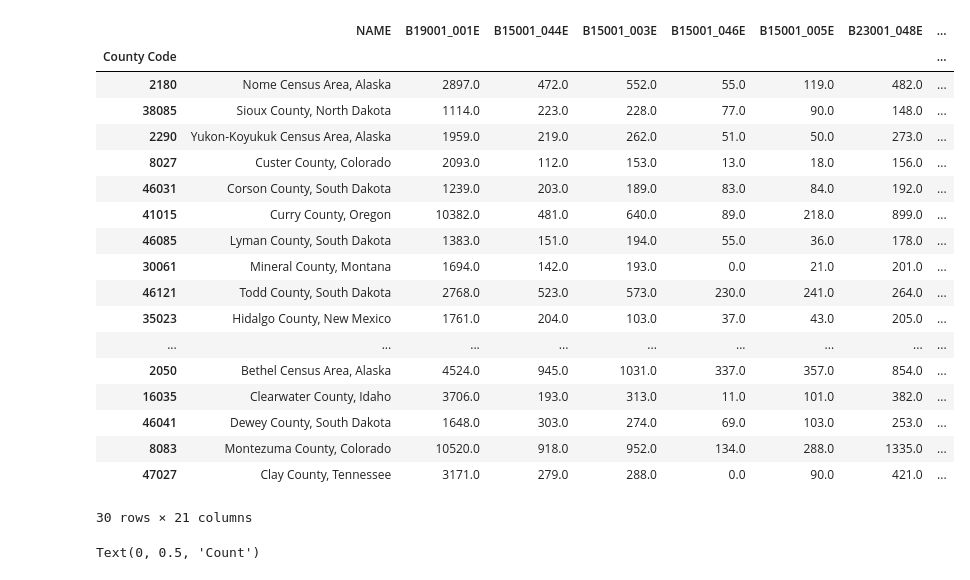
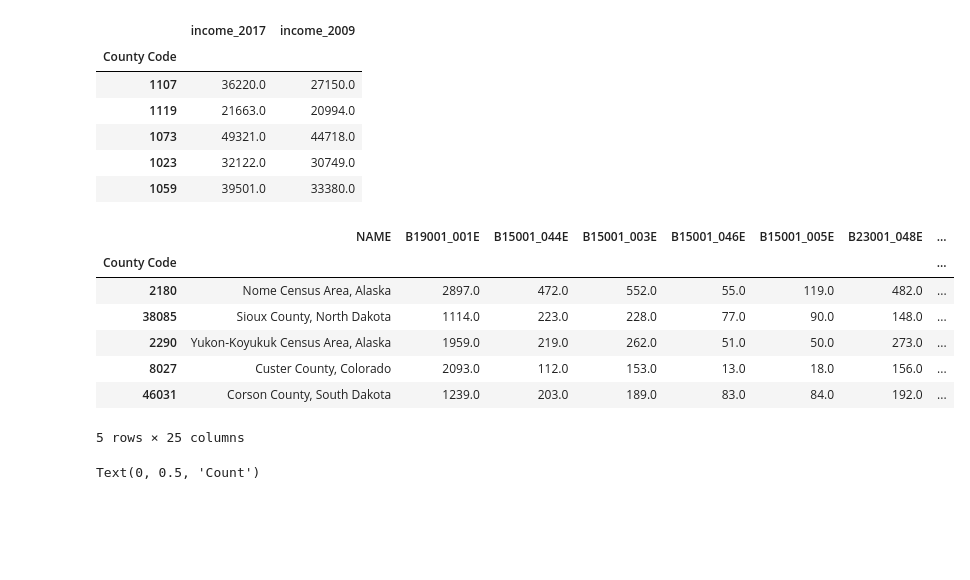
Before and after one commit to salkoffd/HappySauce, a Jupyter notebook: HappySauce.ipynb, the cells around one changed output. Cells and saved outputs as stored; diff of their text form; code cells hidden in the pictures; blank space fills up the shorter version.

Commit message:
added median household income

```diff
--- a/HappySauce.ipynb
+++ b/HappySauce.ipynb
@@ -65,35 +73,66 @@ df_grim['Suicide Rate'] = df_grim['Deaths'] / df_grim['Population'] *100000
+# %%
+# Get median income data for 2017
+# from https://api.census.gov/data/2017/acs/acs5/profile/variables.html
+# 'DP03_0062E' #Estimate!!INCOME AND BENEFITS (IN 2017 INFLATION-ADJUSTED DOLLARS)!!Total households!!Median household income (dollars)
+url_start = 'https://api.census.gov/data/2017/acs/acs5/profile?get='
+url_mid = 'NAME,' + 'DP03_0062E' #median income
+url_end = '&for=county:*&key='
+url = url_start + url_mid + url_end + census_key
+response = requests.get(url)
+# store in dataframe
+df_income_2017 = pd.DataFrame(response.json()[1:], columns=response.json()[0])
+county_code = df_income_2017['state'] + df_income_2017['county']
+county_code = [code.lstrip('0') for code in county_code]
+df_income_2017['County Code'] = county_code
+df_income_2017 = df_income_2017.set_index('County Code')
+# Get median income data for 2009
+# downloaded from https://factfinder.census.gov/faces/nav/jsf/pages/download_center.xhtml
+path_csv = 'acs5_2009_median_income.csv'
+df_income_2009 = pd.read_csv(path_csv, encoding = "ISO-8859-1")
+df_income_2009['County Code'] = df_income_2009['County Code'].astype(str)
+df_income_2009 = df_income_2009.set_index('County Code')
+# Join 2009, 2017 Median Income tables
+df_incomes = df_income_2017.join(df_income_2009, on='County Code', how='inner')
+df_incomes = df_incomes[['DP03_0062E', 'Median household income (dollars)']]
+df_incomes = df_incomes.rename(columns = {'DP03_0062E': 'income_2017', 'Median household income (dollars)': 'income_2009'})
+# convert to float
+df_incomes['income_2017'] = [float(i) for i in df_incomes['income_2017']]
+df_incomes['income_2009'] = [float(i) for i in df_incomes['income_2009']]
+df_incomes.head()
+# %% [output]
+|  | income_2017 | income_2009 |
+| County Code |  |  |
+| 1107 | 36220.0 | 27150.0 |
+| 1119 | 21663.0 | 20994.0 |
+| 1073 | 49321.0 | 44718.0 |
+| 1023 | 32122.0 | 30749.0 |
+| 1059 | 39501.0 | 33380.0 |
 # %%
-# Join census and suicide dataframes
-df_full = df.join(df_grim, on='County Code', how='inner')
+# Join census, area, and suicide dataframes
+df_full = df.join(df_grim, on='County Code', how='inner') \
+            .join(df_areas, on='County Code', how='inner') \
+            .join(df_incomes, on='County Code', how='inner')
 
 # convert numerical columns into float
 for thisVar in vars:
     df_full[thisVar] = [float(i) for i in df_full[thisVar]]
 
+# calculate population density
+df_full['Population Density'] = df_full['B01003_001E'] / df_full['ALAND_SQMI']
+
 # Order by highest suicide rate
 df_full = df_full.sort_values(by='Suicide Rate', ascending=False)
 
-df_full.head(30)
+df_full.head()
 # %% [output]
 |  | NAME | B19001_001E | B15001_044E | B15001_003E | B15001_046E | B15001_005E | B23001_048E | ... |
 | County Code |  |  |  |  |  |  |  | ... |
 | 2180 | Nome Census Area, Alaska | 2897.0 | 472.0 | 552.0 | 55.0 | 119.0 | 482.0 | ... |
 | 38085 | Sioux County, North Dakota | 1114.0 | 223.0 | 228.0 | 77.0 | 90.0 | 148.0 | ... |
 | 2290 | Yukon-Koyukuk Census Area, Alaska | 1959.0 | 219.0 | 262.0 | 51.0 | 50.0 | 273.0 | ... |
 | 8027 | Custer County, Colorado | 2093.0 | 112.0 | 153.0 | 13.0 | 18.0 | 156.0 | ... |
 | 46031 | Corson County, South Dakota | 1239.0 | 203.0 | 189.0 | 83.0 | 84.0 | 192.0 | ... |
-| 41015 | Curry County, Oregon | 10382.0 | 481.0 | 640.0 | 89.0 | 218.0 | 899.0 | ... |
-| 46085 | Lyman County, South Dakota | 1383.0 | 151.0 | 194.0 | 55.0 | 36.0 | 178.0 | ... |
-| 30061 | Mineral County, Montana | 1694.0 | 142.0 | 193.0 | 0.0 | 21.0 | 201.0 | ... |
-| 46121 | Todd County, South Dakota | 2768.0 | 523.0 | 573.0 | 230.0 | 241.0 | 264.0 | ... |
-| 35023 | Hidalgo County, New Mexico | 1761.0 | 204.0 | 103.0 | 37.0 | 43.0 | 205.0 | ... |
-| ... | ... | ... | ... | ... | ... | ... | ... | ... |
-| 2050 | Bethel Census Area, Alaska | 4524.0 | 945.0 | 1031.0 | 337.0 | 357.0 | 854.0 | ... |
-| 16035 | Clearwater County, Idaho | 3706.0 | 193.0 | 313.0 | 11.0 | 101.0 | 382.0 | ... |
-| 46041 | Dewey County, South Dakota | 1648.0 | 303.0 | 274.0 | 69.0 | 103.0 | 253.0 | ... |
-| 8083 | Montezuma County, Colorado | 10520.0 | 918.0 | 952.0 | 134.0 | 288.0 | 1335.0 | ... |
-| 47027 | Clay County, Tennessee | 3171.0 | 279.0 | 288.0 | 0.0 | 90.0 | 421.0 | ... |
-30 rows × 21 columns
+5 rows × 25 columns
 # %%
 n_bins = 20
 fig = plt.figure()
```
Also changed, not shown: parts of 9 cells of this notebook, 2 other files.
